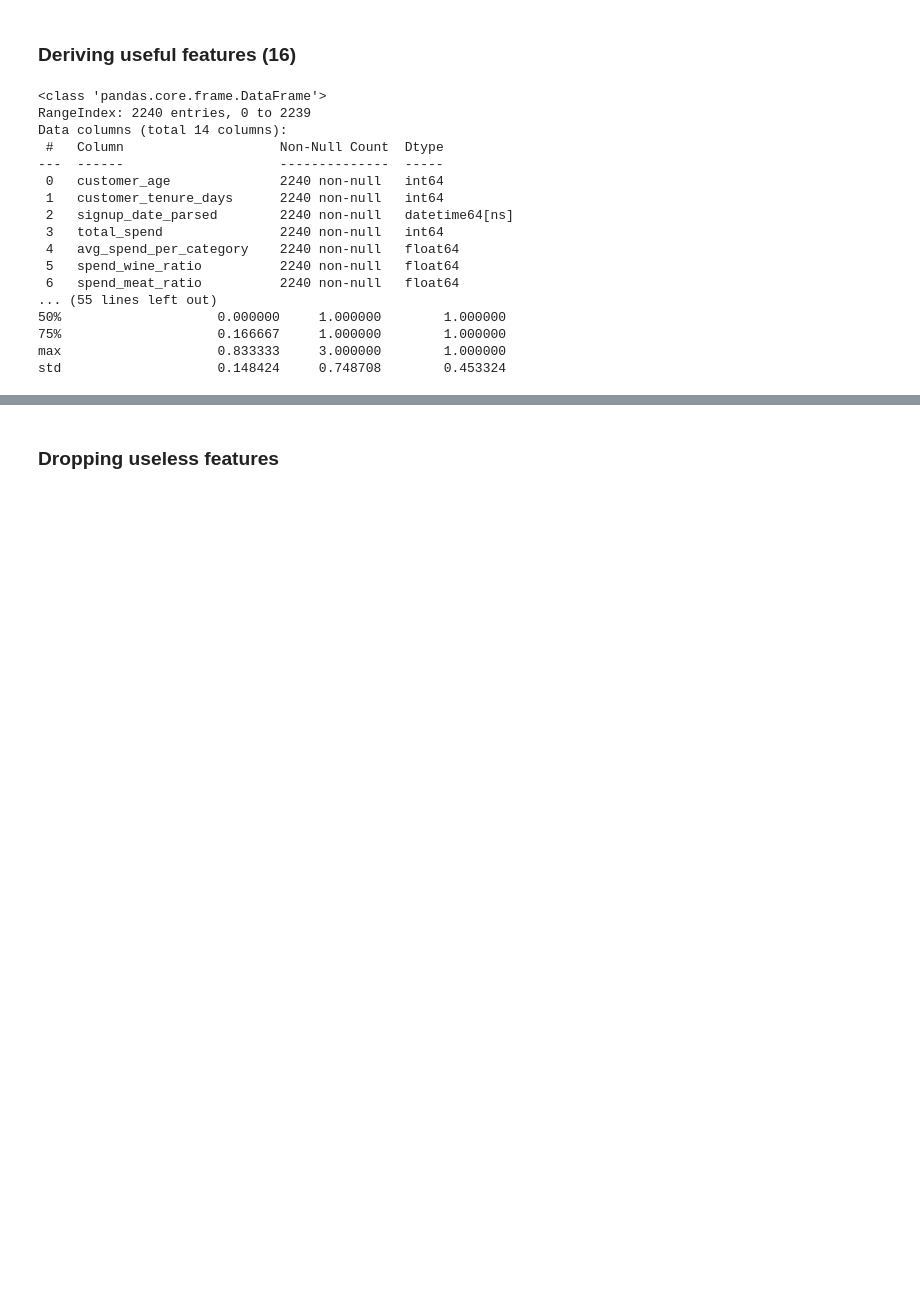
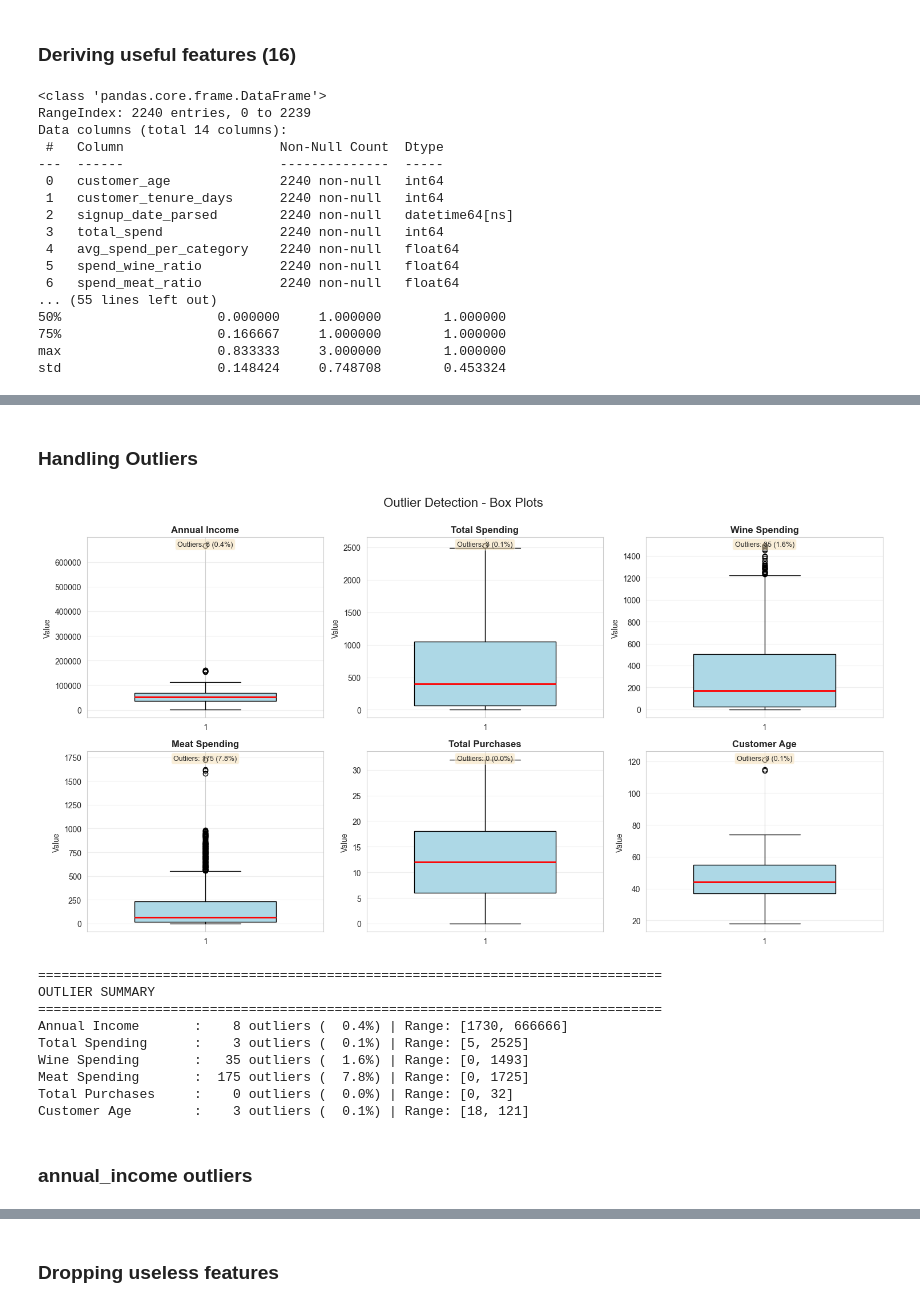
Before and after one commit to yousefwael0/RetailSegmentation, a Jupyter notebook: RetailBuyerSegmentation.ipynb, the cells around one changed output, grey strips where cells are left out. Drawn from its saved outputs; the diff is of its cells as text; code cells hidden in the pictures; blank space fills up the shorter version.

```diff
--- a/RetailBuyerSegmentation.ipynb
+++ b/RetailBuyerSegmentation.ipynb
@@ -346,3 +329,73 @@ spend_fish                2240.0                      37.525446
 dtypes: datetime64[ns](1), float64(16), int64(28), object(4)
 memory usage: 857.6+ KB
 None
+# %% [markdown]
+### Handling Outliers
+# %%
+fig, axes = plt.subplots(2, 3, figsize=(15, 8))
+fig.suptitle('Outlier Detection - Box Plots', fontsize=16, y=1.00)
+
+outlier_features = [
+    ('annual_income', 'Annual Income'),
+    ('total_spend', 'Total Spending'),
+    ('spend_wine', 'Wine Spending'),
+    ('spend_meat', 'Meat Spending'),
+    ('total_purchases', 'Total Purchases'),
+    ('customer_age', 'Customer Age')
+]
+
+for idx, (col, title) in enumerate(outlier_features):
+    row = idx // 3
+    col_idx = idx % 3
+    ax = axes[row, col_idx]
+
+    # Box plot
+    bp = ax.boxplot(df[col], vert=True, patch_artist=True, widths=0.6)
+    bp['boxes'][0].set_facecolor('lightblue')
+    bp['boxes'][0].set_edgecolor('black')
+    bp['medians'][0].set_color('red')
+    bp['medians'][0].set_linewidth(2)
+
+    ax.set_title(title, fontweight='bold')
+    ax.set_ylabel('Value')
+    ax.grid(axis='y', alpha=0.3)
+
+    # Calculate and display outlier info
+    Q1 = df[col].quantile(0.25)
+    Q3 = df[col].quantile(0.75)
+    IQR = Q3 - Q1
+    lower_bound = Q1 - 1.5 * IQR
+    upper_bound = Q3 + 1.5 * IQR
+    outliers = df[(df[col] < lower_bound) | (df[col] > upper_bound)]
+
+    ax.text(0.5, 0.98, f'Outliers: {len(outliers)} ({len(outliers)/len(df)*100:.1f}%)',
+            transform=ax.transAxes, ha='center', va='top',
+            bbox=dict(boxstyle='round', facecolor='wheat', alpha=0.5), fontsize=9)
+
+plt.tight_layout()
+plt.show()
+
+print("\n" + "="*80)
+print("OUTLIER SUMMARY")
+print("="*80)
+for col, title in outlier_features:
+    Q1 = df[col].quantile(0.25)
+    Q3 = df[col].quantile(0.75)
+    IQR = Q3 - Q1
+    lower_bound = Q1 - 1.5 * IQR
+    upper_bound = Q3 + 1.5 * IQR
+    outliers = df[(df[col] < lower_bound) | (df[col] > upper_bound)]
+    print(f"{title:20s}: {len(outliers):4d} outliers ({len(outliers)/len(df)*100:5.1f}%) | Range: [{df[col].min():.0f}, {df[col].max():.0f}]")
+# %% [output]
+[figure, added]
+================================================================================
+OUTLIER SUMMARY
+================================================================================
+Annual Income       :    8 outliers (  0.4%) | Range: [1730, 666666]
+Total Spending      :    3 outliers (  0.1%) | Range: [5, 2525]
+Wine Spending       :   35 outliers (  1.6%) | Range: [0, 1493]
+Meat Spending       :  175 outliers (  7.8%) | Range: [0, 1725]
+Total Purchases     :    0 outliers (  0.0%) | Range: [0, 32]
+Customer Age        :    3 outliers (  0.1%) | Range: [18, 121]
+# %% [markdown]
+### annual_income outliers
```
Also changed, not shown: parts of 12 cells of this notebook.
